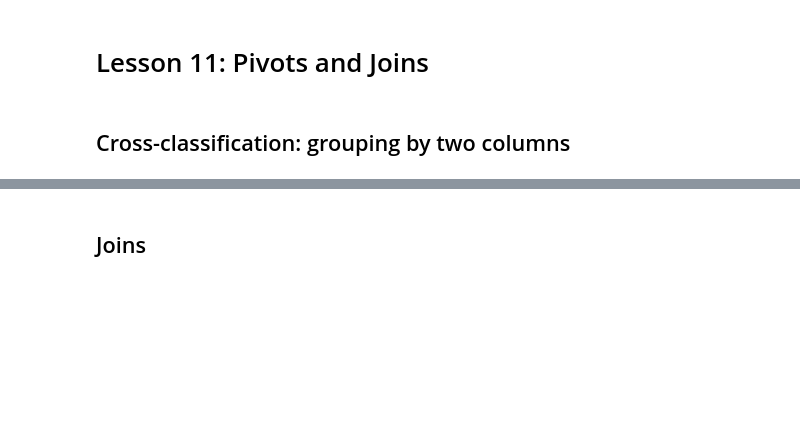
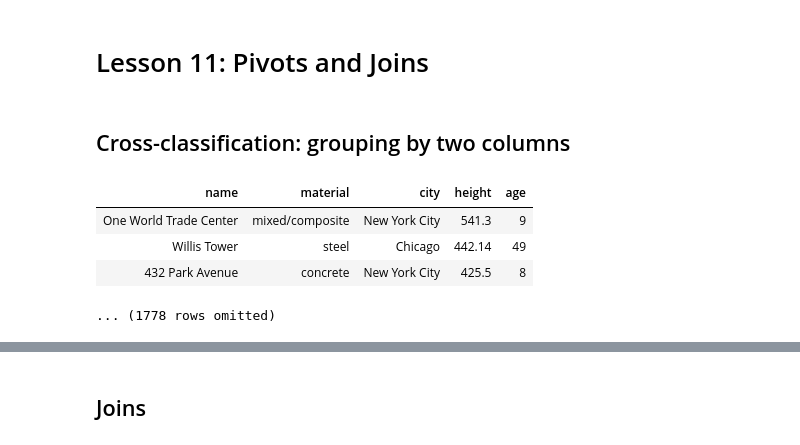
Before and after one commit to footewhite/ma4110-f23, a Jupyter notebook: lessons/lesson11.ipynb, the cells around one changed output, grey strips where cells are left out. Saved outputs shown, nothing was run; the diff lists cells and outputs as text; code cells hidden in the pictures; blank space fills up the shorter version.

```diff
--- a/lessons/lesson11.ipynb
+++ b/lessons/lesson11.ipynb
@@ -11,8 +11,14 @@ plots.style.use('fivethirtyeight')
 ## Cross-classification: grouping by two columns
 # %%
 sky = Table.read_table('data/skyscrapers_v2.csv')
-sky = (sky.with_column('age', 2021 - sky.column('completed'))
+sky = (sky.with_column('age', 2023 - sky.column('completed'))
           .drop('completed'))
 sky.show(3)
+# %% [output]
+| name | material | city | height | age |
+| One World Trade Center | mixed/composite | New York City | 541.3 | 9 |
+| Willis Tower | steel | Chicago | 442.14 | 49 |
+| 432 Park Avenue | concrete | New York City | 425.5 | 8 |
+... (1778 rows omitted)
 # %%
 sky.group(['material','city']).show(20)
```
Also changed, not shown: parts of 14 cells of this notebook, 2 other files.
